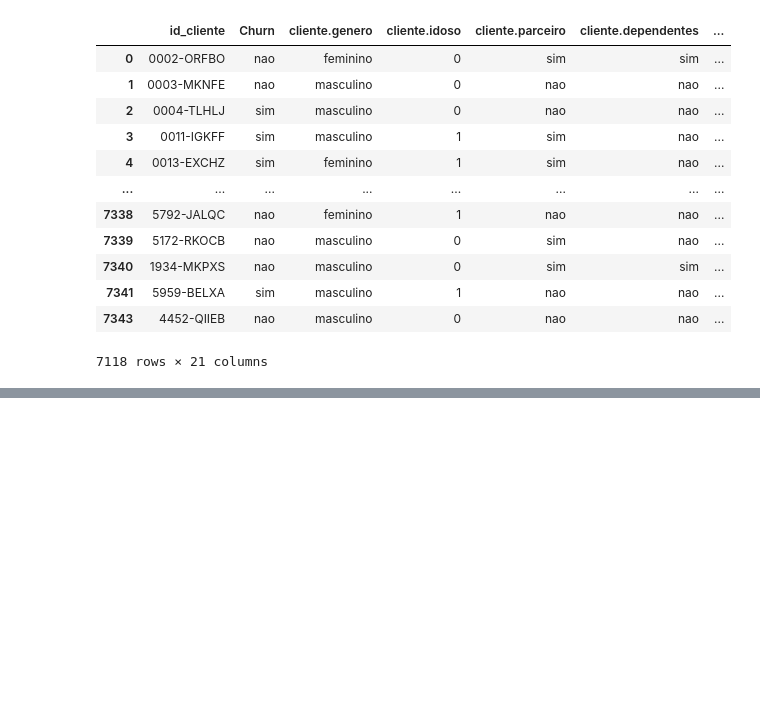
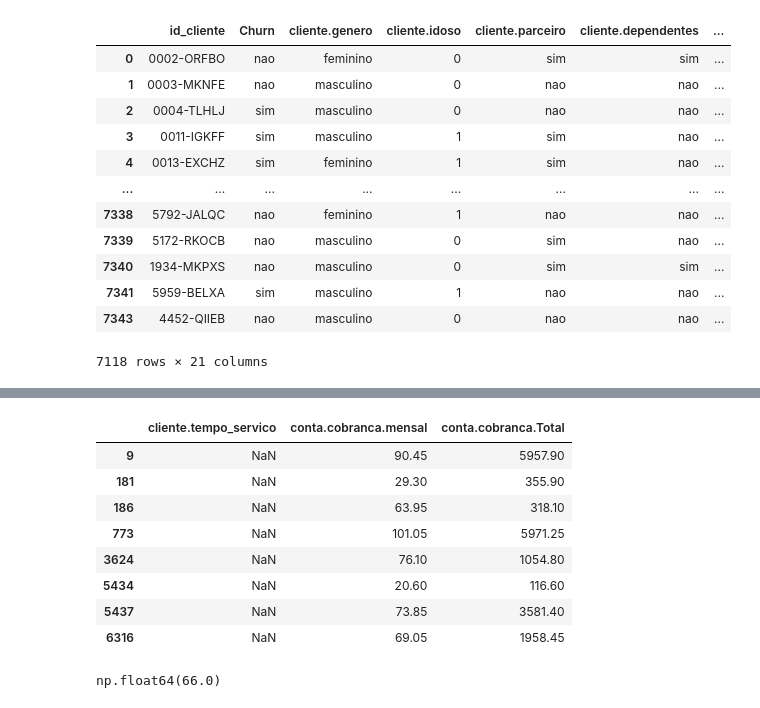
Before and after one commit to devgbrviana/limpeza-de-dados, a Jupyter notebook: LIMPEZA_DE_DADOS.ipynb, the cells around one changed output, grey strips where cells are left out. Cells and saved outputs as stored; diff of their text form; code cells hidden in the pictures; blank space fills up the shorter version.

```diff
--- a/LIMPEZA_DE_DADOS.ipynb
+++ b/LIMPEZA_DE_DADOS.ipynb
@@ -252,0 +395,20 @@ dados_sem_vazio
+# %%
+filtro = dados_sem_vazio['cliente.tempo_servico'].isna()
+# %%
+dados_sem_vazio[filtro][["cliente.tempo_servico", "conta.cobranca.mensal", "conta.cobranca.Total"]]
+# %% [output]
+|  | cliente.tempo_servico | conta.cobranca.mensal | conta.cobranca.Total |
+| 9 | NaN | 90.45 | 5957.90 |
+| 181 | NaN | 29.30 | 355.90 |
+| 186 | NaN | 63.95 | 318.10 |
+| 773 | NaN | 101.05 | 5971.25 |
+| 3624 | NaN | 76.10 | 1054.80 |
+| 5434 | NaN | 20.60 | 116.60 |
+| 5437 | NaN | 73.85 | 3581.40 |
+| 6316 | NaN | 69.05 | 1958.45 |
+# %%
+import numpy as np
+
+np.ceil(5957.90/90.45)
+# %% [output]
+np.float64(66.0)
```
Also changed, not shown: parts of 14 cells of this notebook.
